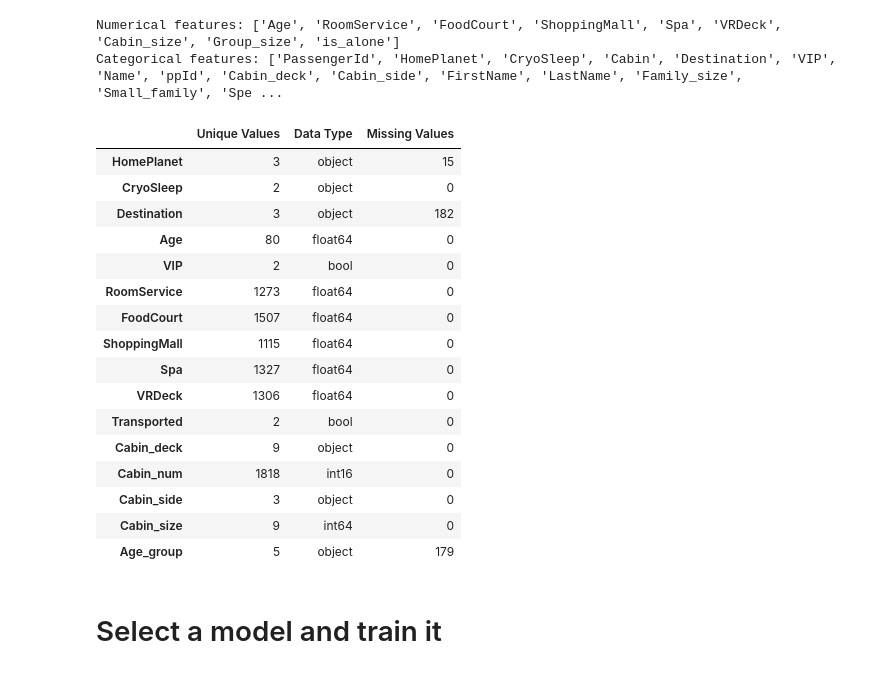
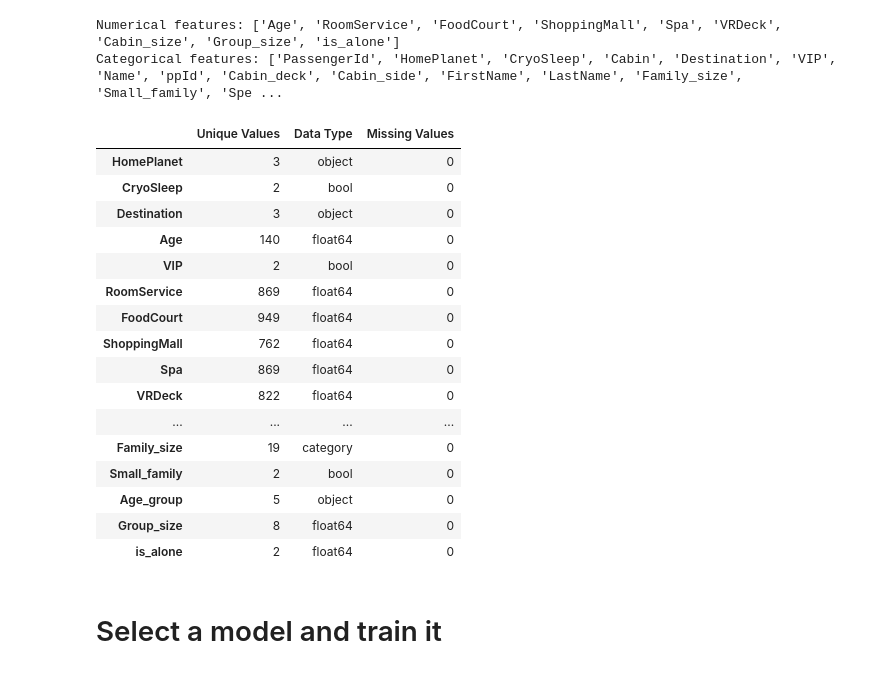
Before and after one commit to Elliefffish/ml-final-Stitanic, a Jupyter notebook: 「ml_final_project_ipynb」的副本.ipynb, the cells around one changed output. Saved outputs shown, nothing was run; the diff lists cells and outputs as text; code cells hidden in the pictures.

```diff
--- a/「ml_final_project_ipynb」的副本.ipynb
+++ b/「ml_final_project_ipynb」的副本.ipynb
@@ -554,19 +554,23 @@ passenger_test[categorical_features] = passenger_test[categorical_features].fill
 # check missing values
 print(f'passenger set missing values:\n {passenger.isnull().sum()}')
 print(f'\npassenger_test set missing values:\n {passenger_test.isnull().sum()}')
+# %%
+
+# Set value to mode
+for attr in categorical_features:
+    mode = passenger[attr].mode().iloc[0]
+    passenger.fillna({attr: mode}, inplace=True)
+
+# Set value to mode
+for attr in categorical_features:
+    mode = passenger_test[attr].mode().iloc[0]
+    passenger_test.fillna({attr: mode}, inplace=True)
+# %%
+# Drop Useless attr
+passenger = passenger.drop(["PassengerId", "GroupId", "ppId", "Cabin", "Name", "FirstName", "LastName"], axis=1)
+# Drop Useless attr
+passenger_test = passenger.drop(["PassengerId", "GroupId", "ppId", "Cabin", "Name", "FirstName", "LastName"], axis=1)
 # %%
-# Drop Useless attr
-passenger = passenger.drop(["PassengerId", "GroupId", "ppId", "Cabin", "Name", "FirstName", "LastName", 'Spending'], axis=1)
-
-# Set value to median
-median = passenger["Age"].median()
-passenger.fillna({"Age": median}, inplace=True)
-
-# Set value to mode
-for attr in ["RoomService", "FoodCourt", "ShoppingMall", "Spa", "VRDeck", "VIP"]:
-    mode = passenger[attr].mode().iloc[0]
-    passenger.fillna({attr: mode}, inplace=True)
-
 # quickcheck for missing values
 passenger_summary = pd.DataFrame({
     'Unique Values': passenger.nunique(),
@@ -576,46 +580,36 @@ passenger_summary = pd.DataFrame({
 
 # Display the summary table
 passenger_summary
-# %% [output]
-|  | Unique Values | Data Type | Missing Values |
-| HomePlanet | 3 | object | 15 |
-| CryoSleep | 2 | object | 0 |
-| Destination | 3 | object | 182 |
-| Age | 80 | float64 | 0 |
-| VIP | 2 | bool | 0 |
-| RoomService | 1273 | float64 | 0 |
-| FoodCourt | 1507 | float64 | 0 |
-| ShoppingMall | 1115 | float64 | 0 |
-| Spa | 1327 | float64 | 0 |
-| VRDeck | 1306 | float64 | 0 |
-| Transported | 2 | bool | 0 |
-| Cabin_deck | 9 | object | 0 |
-| Cabin_num | 1818 | int16 | 0 |
-| Cabin_side | 3 | object | 0 |
-| Cabin_size | 9 | int64 | 0 |
-| Age_group | 5 | object | 179 |
 # %%
-# Drop Useless attr
-passenger_test = passenger_test.drop(["PassengerId", "GroupId", "ppId", "Cabin", "Name", "FirstName", "LastName", 'Spending'], axis=1)
 
-# Set value to median
-median = passenger_test["Age"].median()
-passenger_test.fillna({"Age": median}, inplace=True)
-
-# Set value to mode
-for attr in ["RoomService", "FoodCourt", "ShoppingMall", "Spa", "VRDeck", "VIP"]:
-    mode = passenger_test[attr].mode().iloc[0]
-    passenger_test.fillna({attr: mode}, inplace=True)
 
 # quickcheck for missing values
 passenger_test_summary = pd.DataFrame({
     'Unique Values': passenger_test.nunique(),
     'Data Type': passenger_test.dtypes,
     'Missing Values': passenger_test.isnull().sum()
 })
 
 # Display the summary table
 passenger_test_summary
+# %% [output]
+|  | Unique Values | Data Type | Missing Values |
+| HomePlanet | 3 | object | 0 |
+| CryoSleep | 2 | bool | 0 |
+| Destination | 3 | object | 0 |
+| Age | 140 | float64 | 0 |
+| VIP | 2 | bool | 0 |
+| RoomService | 869 | float64 | 0 |
+| FoodCourt | 949 | float64 | 0 |
+| ShoppingMall | 762 | float64 | 0 |
+| Spa | 869 | float64 | 0 |
+| VRDeck | 822 | float64 | 0 |
+| ... | ... | ... | ... |
+| Family_size | 19 | category | 0 |
+| Small_family | 2 | bool | 0 |
+| Age_group | 5 | object | 0 |
+| Group_size | 8 | float64 | 0 |
+| is_alone | 2 | float64 | 0 |
 # %%
 # numerical or category
 passenger_num = ['Age', 'RoomService', 'FoodCourt', 'ShoppingMall', 'Spa', 'VRDeck']
```
Also changed, not shown: parts of 2 cells of this notebook.
